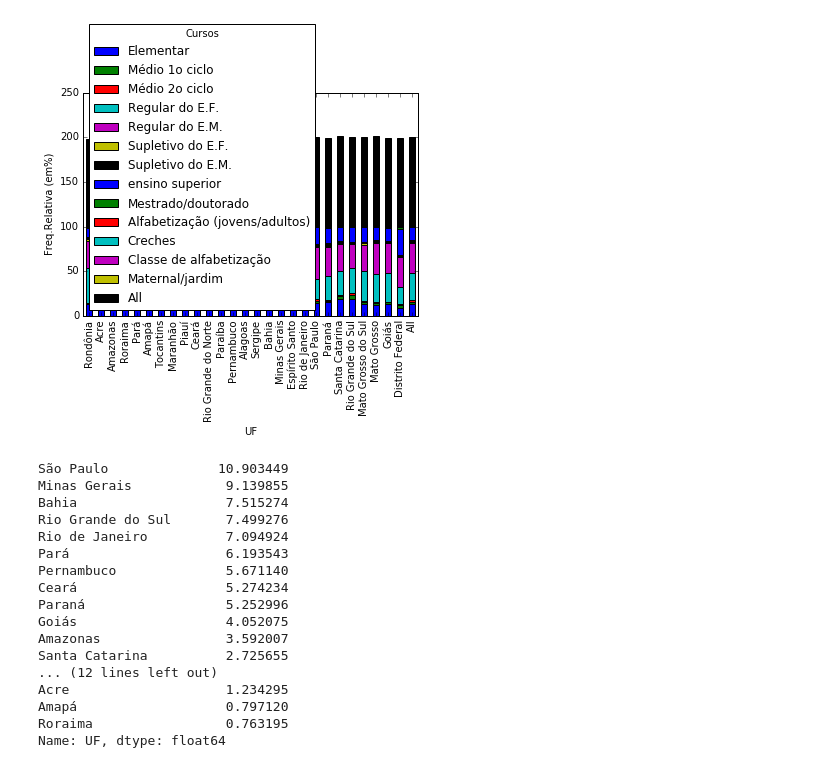
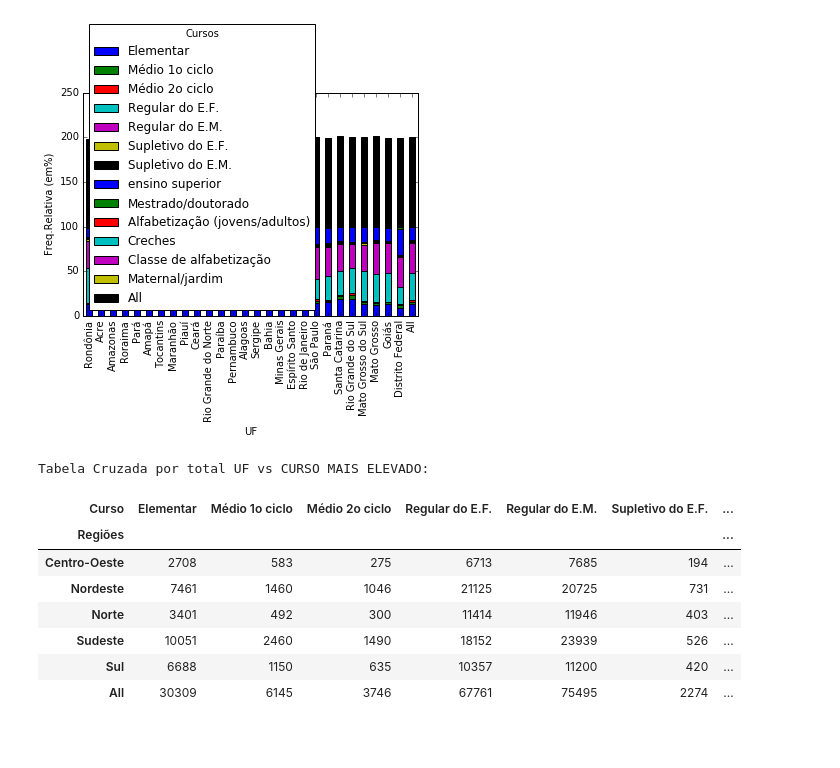
Before and after one commit to brunodratcu/CD, a Jupyter notebook: aula2/Aula02 Atividade Variáveis Qualitativas com PNAD.ipynb, the cells around one changed output. Cells and saved outputs as stored; diff of their text form; code cells hidden in the pictures; blank space fills up the shorter version.

```diff
--- a/aula2/Aula02 Atividade Variáveis Qualitativas com PNAD.ipynb
+++ b/aula2/Aula02 Atividade Variáveis Qualitativas com PNAD.ipynb
@@ -571,33 +595,17 @@ d
 [figure]
 [figure]
 [figure]
-# %%
-ut1 = escolhas.UF
-
-escolhas["Norte"] = ut1[0:7]
-escolhas["Nordeste"] = ut1[7:17]
-escolhas["Sudeste"] = ut1[17:21]
-escolhas["Sul"] = ut1[21:24]
-escolhas["Centro-Oeste"] = ut1[24:28]
-
-ut1 = escolhas.UF.value_counts(True)*100
-
-ut1
-# %% [output]
-São Paulo              10.903449
-Minas Gerais            9.139855
-Bahia                   7.515274
-Rio Grande do Sul       7.499276
-Rio de Janeiro          7.094924
-Pará                    6.193543
-Pernambuco              5.671140
-Ceará                   5.274234
-Paraná                  5.252996
-Goiás                   4.052075
-Amazonas                3.592007
-Santa Catarina          2.725655
-... (12 lines left out)
-Acre                    1.234295
-Amapá                   0.797120
-Roraima                 0.763195
-Name: UF, dtype: float64
+# %%
+print('Tabela Cruzada por total UF vs CURSO MAIS ELEVADO:')
+oi=pd.crosstab(escolhas.Regiões, escolhas.curso_mais_elevado,margins=True,rownames=['Regiões'], colnames=['Curso'])
+oi
+# %% [output]
+Tabela Cruzada por total UF vs CURSO MAIS ELEVADO:
+| Curso | Elementar | Médio 1o ciclo | Médio 2o ciclo | Regular do E.F. | Regular do E.M. | Supletivo do E.F. | ... |
+| Regiões |  |  |  |  |  |  | ... |
+| Centro-Oeste | 2708 | 583 | 275 | 6713 | 7685 | 194 | ... |
+| Nordeste | 7461 | 1460 | 1046 | 21125 | 20725 | 731 | ... |
+| Norte | 3401 | 492 | 300 | 11414 | 11946 | 403 | ... |
+| Sudeste | 10051 | 2460 | 1490 | 18152 | 23939 | 526 | ... |
+| Sul | 6688 | 1150 | 635 | 10357 | 11200 | 420 | ... |
+| All | 30309 | 6145 | 3746 | 67761 | 75495 | 2274 | ... |
```
Also changed, not shown: parts of 5 cells of this notebook.
